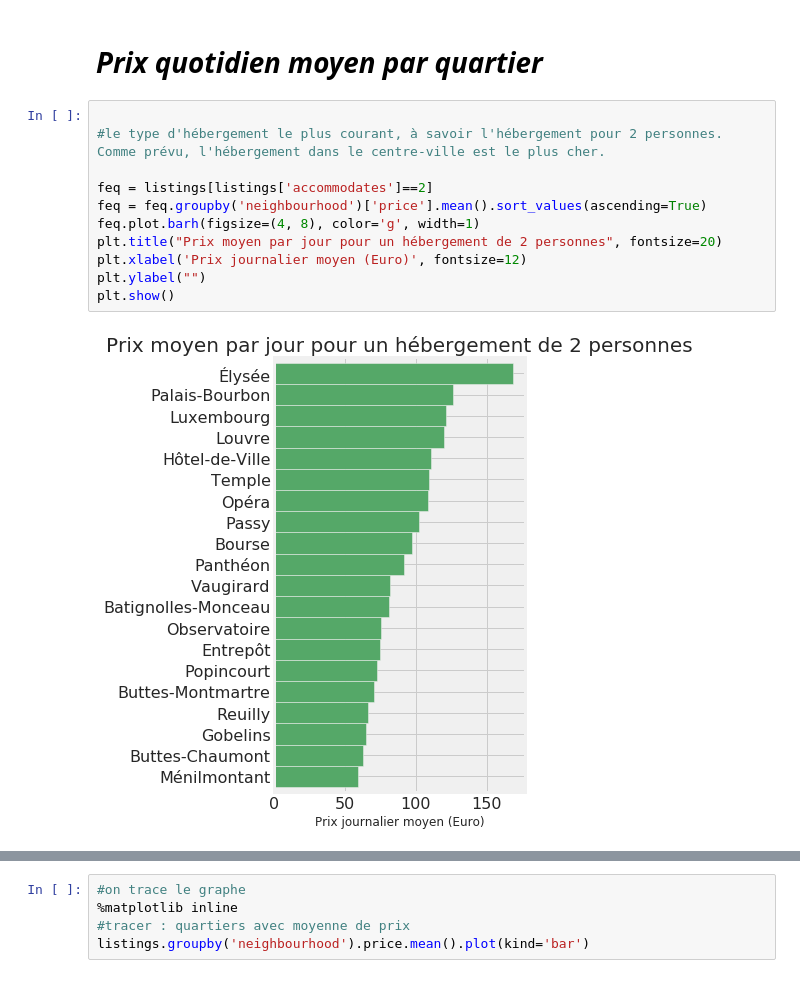
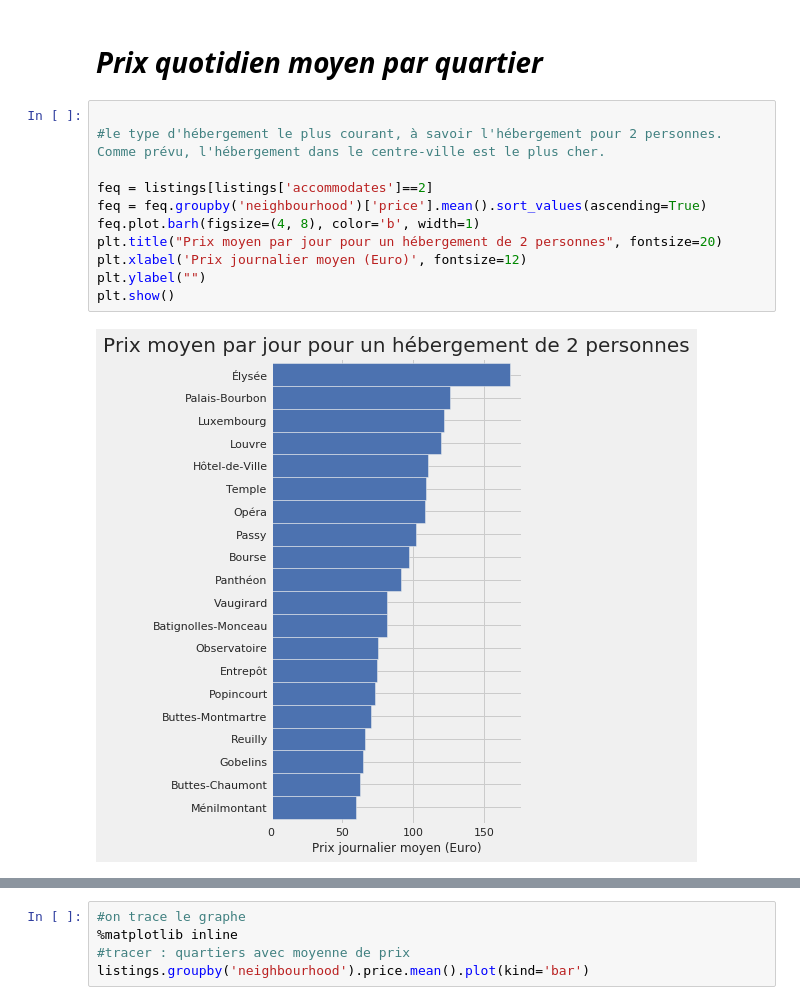
Before and after one commit to djohdjo/dataframe_airbnb, a Jupyter notebook: projet_final_AIRBNB_Paris.ipynb, the cells around one changed output, grey strips where cells are left out. Saved outputs shown, nothing was run; the diff lists cells and outputs as text.

```diff
--- a/projet_final_AIRBNB_Paris.ipynb
+++ b/projet_final_AIRBNB_Paris.ipynb
@@ -602,13 +627,13 @@ listings.groupby('neighbourhood').price.agg(['count', 'min', 'max', 'mean'])
 # %%
 
 #le type d'hébergement le plus courant, à savoir l'hébergement pour 2 personnes. Comme prévu, l'hébergement dans le centre-ville est le plus cher.
 
 feq = listings[listings['accommodates']==2]
 feq = feq.groupby('neighbourhood')['price'].mean().sort_values(ascending=True)
-feq.plot.barh(figsize=(4, 8), color='g', width=1)
+feq.plot.barh(figsize=(4, 8), color='b', width=1)
 plt.title("Prix moyen par jour pour un hébergement de 2 personnes", fontsize=20)
 plt.xlabel('Prix journalier moyen (Euro)', fontsize=12)
 plt.ylabel("")
 plt.show()
 # %% [output]
-[figure, old version]
+[figure, new version]
```
Also changed, not shown: parts of 34 cells of this notebook.
